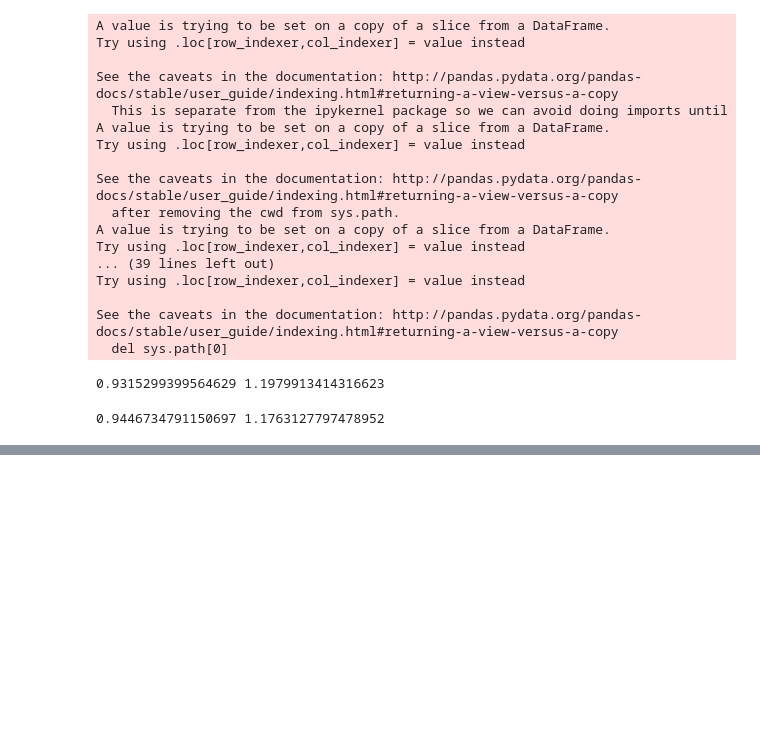
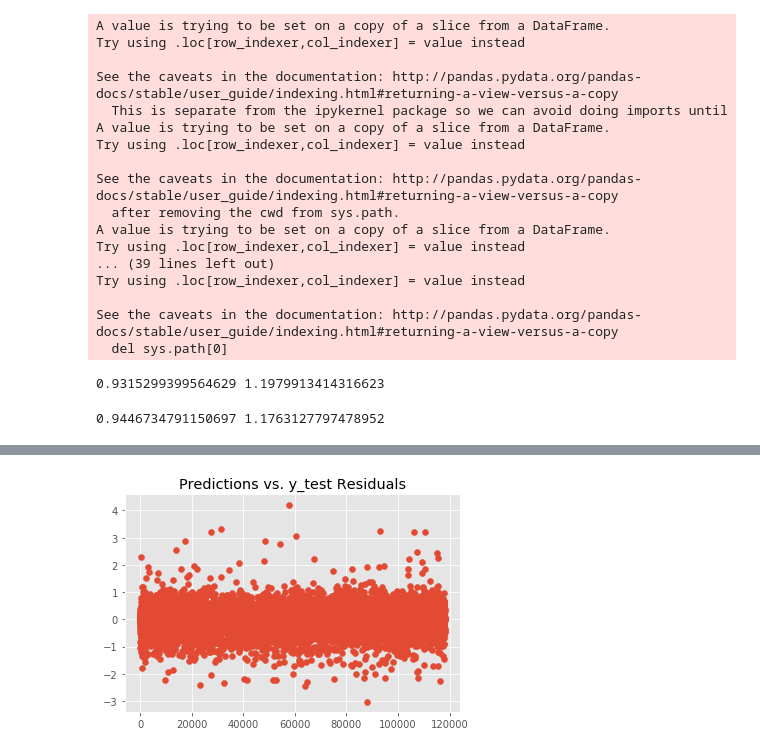
Before and after one commit to sherryduong93/Predict_AirBnB_Listings, a Jupyter notebook: Model_Tracking.ipynb, the cells around one changed output, grey strips where cells are left out. Saved outputs shown, nothing was run; the diff lists cells and outputs as text; code cells hidden in the pictures; blank space fills up the shorter version.

```diff
--- a/Model_Tracking.ipynb
+++ b/Model_Tracking.ipynb
@@ -1229,0 +1245,7 @@ print(r2,np.exp(rmse))
+# %%
+resids = preds-y_test
+plt.scatter(np.arange(len(resids)), resids)
+plt.title('Predictions vs. y_test Residuals')
+plt.savefig('Graphs/residuals.png', dpi=300)
+# %% [output]
+[figure, added]
```
Also changed, not shown: parts of 5 cells of this notebook.
